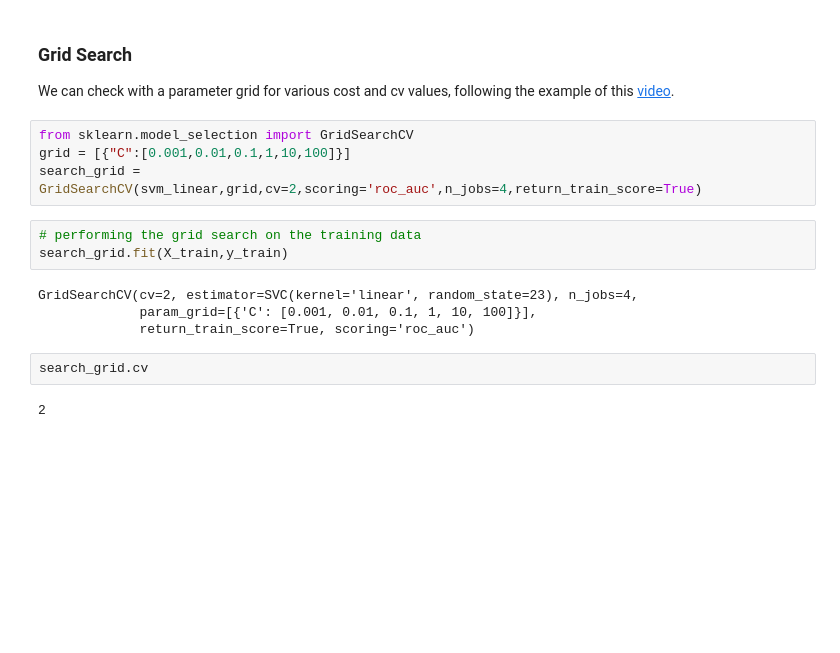
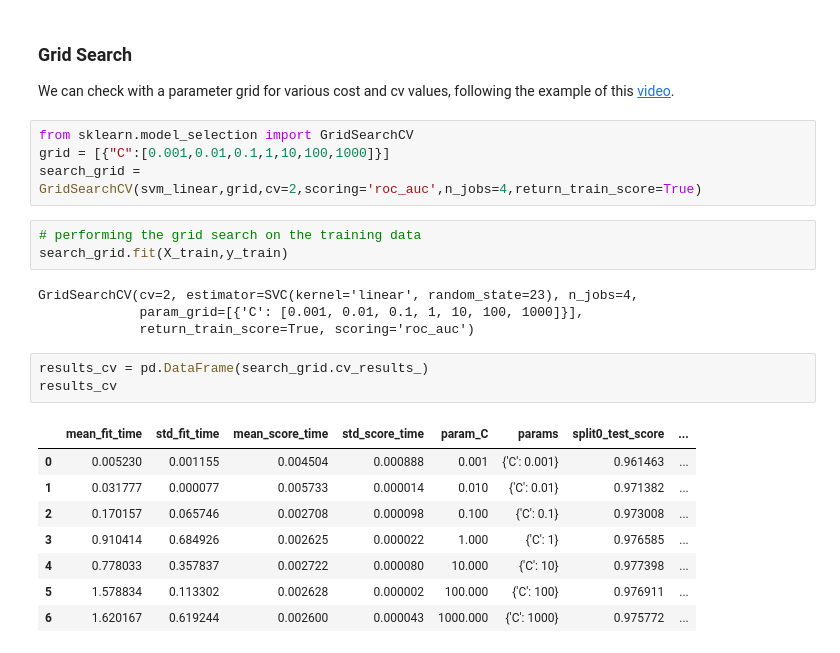
Before and after one commit to alexanderneva/s541a2, a Jupyter notebook: Untitled.ipynb, the cells around one changed output. Drawn from its saved outputs; the diff is of its cells as text; blank space fills up the shorter version.

```diff
--- a/Untitled.ipynb
+++ b/Untitled.ipynb
@@ -363,16 +363,24 @@ It is quite a big improvement in AUC dropping the collinear data. So we can pred
 We can check with a parameter grid for various cost and cv values, following the example of this [video](https://www.youtube.com/watch?v=LrCylIe0RJM).
 # %%
 from sklearn.model_selection import GridSearchCV
-grid = [{"C":[0.001,0.01,0.1,1,10,100]}]
+grid = [{"C":[0.001,0.01,0.1,1,10,100,1000]}]
 search_grid = GridSearchCV(svm_linear,grid,cv=2,scoring='roc_auc',n_jobs=4,return_train_score=True)
 # %%
 # performing the grid search on the training data
 search_grid.fit(X_train,y_train)
 # %% [output]
 GridSearchCV(cv=2, estimator=SVC(kernel='linear', random_state=23), n_jobs=4,
-             param_grid=[{'C': [0.001, 0.01, 0.1, 1, 10, 100]}],
+             param_grid=[{'C': [0.001, 0.01, 0.1, 1, 10, 100, 1000]}],
              return_train_score=True, scoring='roc_auc')
 # %%
-search_grid.cv
+results_cv = pd.DataFrame(search_grid.cv_results_)
+results_cv
 # %% [output]
-2
+|  | mean_fit_time | std_fit_time | mean_score_time | std_score_time | param_C | params | split0_test_score | ... |
+| 0 | 0.005230 | 0.001155 | 0.004504 | 0.000888 | 0.001 | {'C': 0.001} | 0.961463 | ... |
+| 1 | 0.031777 | 0.000077 | 0.005733 | 0.000014 | 0.010 | {'C': 0.01} | 0.971382 | ... |
+| 2 | 0.170157 | 0.065746 | 0.002708 | 0.000098 | 0.100 | {'C': 0.1} | 0.973008 | ... |
+| 3 | 0.910414 | 0.684926 | 0.002625 | 0.000022 | 1.000 | {'C': 1} | 0.976585 | ... |
+| 4 | 0.778033 | 0.357837 | 0.002722 | 0.000080 | 10.000 | {'C': 10} | 0.977398 | ... |
+| 5 | 1.578834 | 0.113302 | 0.002628 | 0.000002 | 100.000 | {'C': 100} | 0.976911 | ... |
+| 6 | 1.620167 | 0.619244 | 0.002600 | 0.000043 | 1000.000 | {'C': 1000} | 0.975772 | ... |
```
Also changed, not shown: parts of 8 cells of this notebook.
